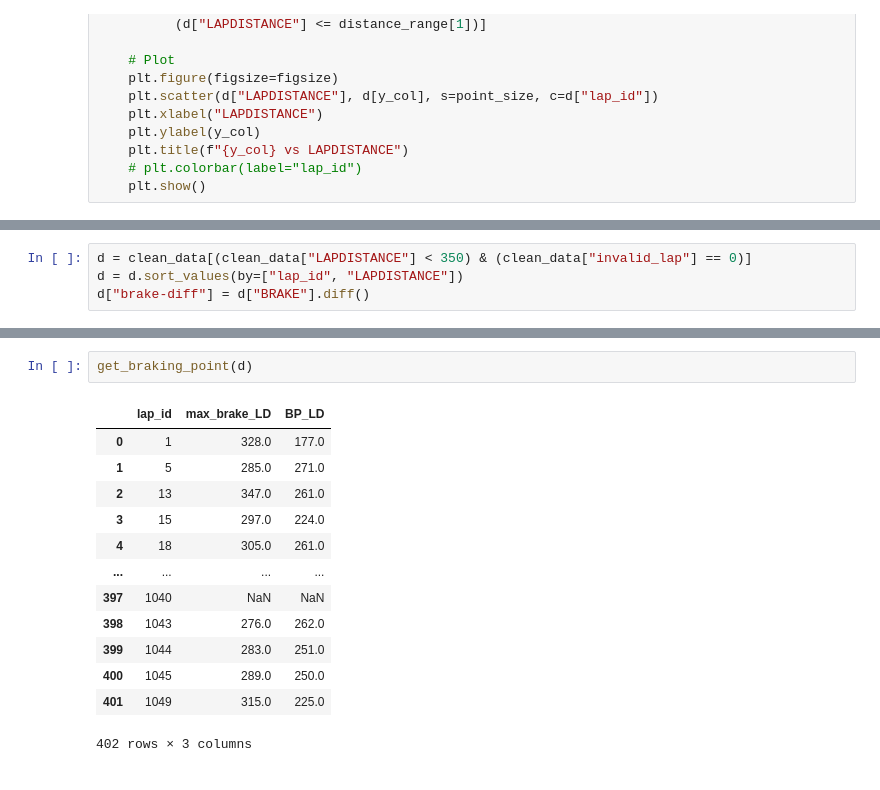
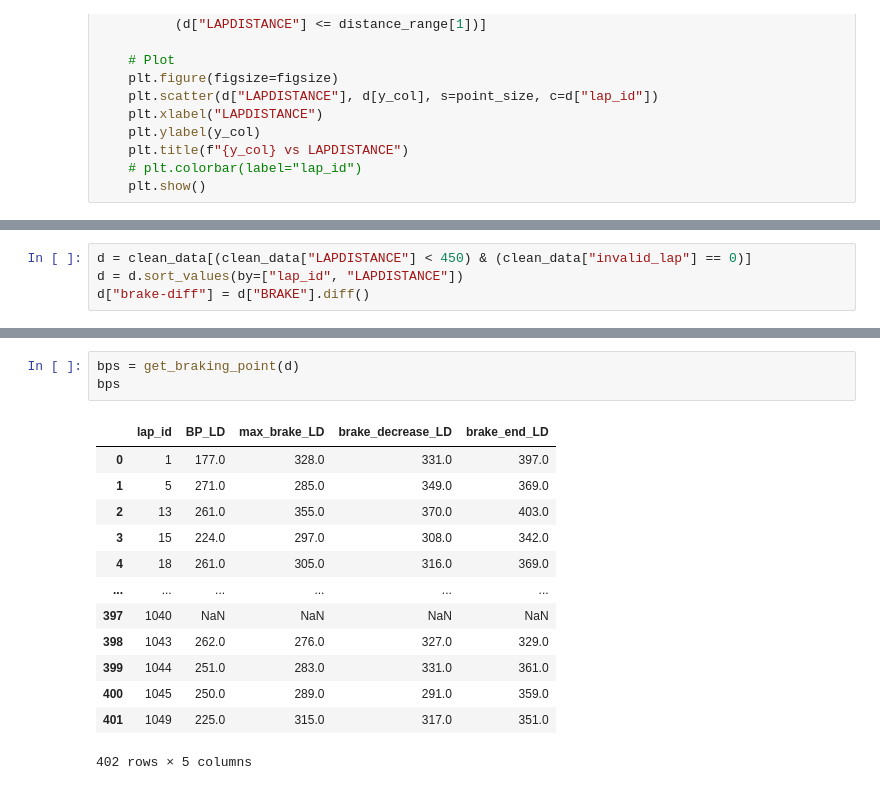
Before and after one commit to Samukat/Data3001G2, a Jupyter notebook: braking_point.ipynb, the cells around one changed output, grey strips where cells are left out. Cells and saved outputs as stored; diff of their text form.

Commit message:
updated breaking points

```diff
--- a/braking_point.ipynb
+++ b/braking_point.ipynb
@@ -75,4 +64,4 @@ plot_laps(clean_data, distance_range=(0, 400))
 # %%
-d = clean_data[(clean_data["LAPDISTANCE"] < 350) & (clean_data["invalid_lap"] == 0)]
+d = clean_data[(clean_data["LAPDISTANCE"] < 450) & (clean_data["invalid_lap"] == 0)]
 d = d.sort_values(by=["lap_id", "LAPDISTANCE"])
 d["brake-diff"] = d["BRAKE"].diff()
@@ -142,18 +139,19 @@ def get_braking_point(df):
 
     return pd.DataFrame(results)
 # %%
-get_braking_point(d)
+bps = get_braking_point(d)
+bps
 # %% [output]
-|  | lap_id | max_brake_LD | BP_LD |
-| 0 | 1 | 328.0 | 177.0 |
-| 1 | 5 | 285.0 | 271.0 |
-| 2 | 13 | 347.0 | 261.0 |
-| 3 | 15 | 297.0 | 224.0 |
-| 4 | 18 | 305.0 | 261.0 |
-| ... | ... | ... | ... |
-| 397 | 1040 | NaN | NaN |
-| 398 | 1043 | 276.0 | 262.0 |
-| 399 | 1044 | 283.0 | 251.0 |
-| 400 | 1045 | 289.0 | 250.0 |
-| 401 | 1049 | 315.0 | 225.0 |
+|  | lap_id | BP_LD | max_brake_LD | brake_decrease_LD | brake_end_LD |
+| 0 | 1 | 177.0 | 328.0 | 331.0 | 397.0 |
+| 1 | 5 | 271.0 | 285.0 | 349.0 | 369.0 |
+| 2 | 13 | 261.0 | 355.0 | 370.0 | 403.0 |
+| 3 | 15 | 224.0 | 297.0 | 308.0 | 342.0 |
+| 4 | 18 | 261.0 | 305.0 | 316.0 | 369.0 |
+| ... | ... | ... | ... | ... | ... |
+| 397 | 1040 | NaN | NaN | NaN | NaN |
+| 398 | 1043 | 262.0 | 276.0 | 327.0 | 329.0 |
+| 399 | 1044 | 251.0 | 283.0 | 331.0 | 361.0 |
+| 400 | 1045 | 250.0 | 289.0 | 291.0 | 359.0 |
+| 401 | 1049 | 225.0 | 315.0 | 317.0 | 351.0 |
-402 rows × 3 columns
+402 rows × 5 columns
```
Also changed, not shown: parts of 5 cells of this notebook.
